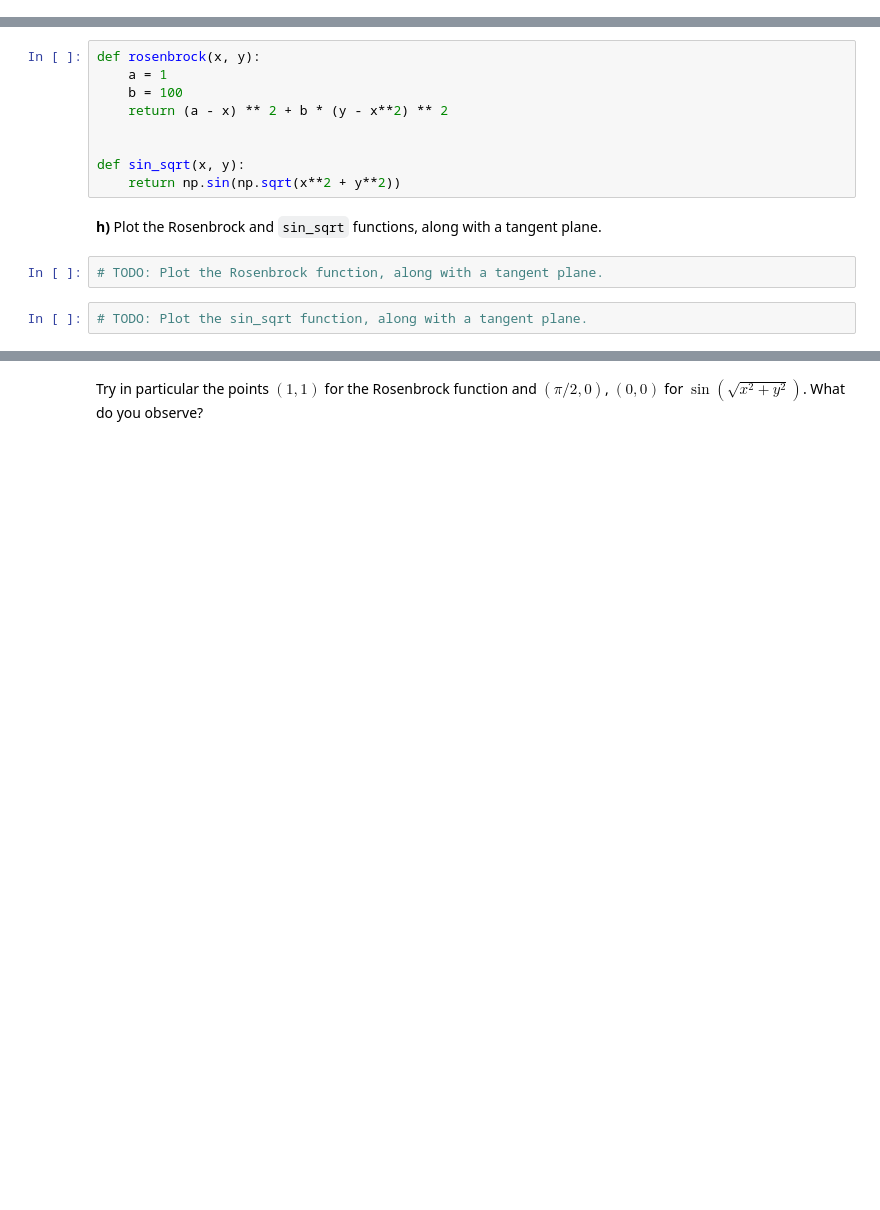
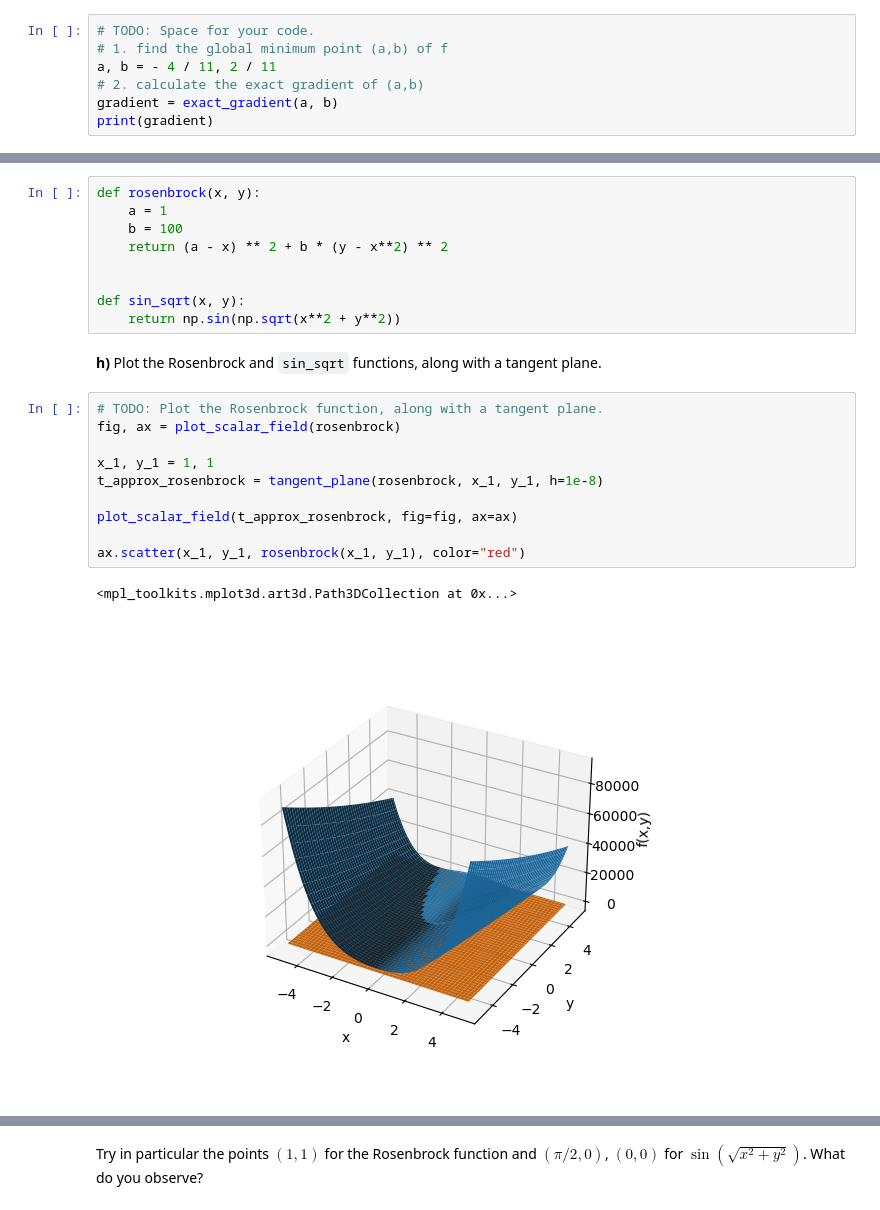
Before and after one commit to Xraaaay/MATA04, a Jupyter notebook: notebooks/project_MatNat.ipynb, the cells around one changed output, grey strips where cells are left out. Saved outputs shown, nothing was run; the diff lists cells and outputs as text; blank space fills up the shorter version.

```diff
--- a/notebooks/project_MatNat.ipynb
+++ b/notebooks/project_MatNat.ipynb
@@ -357,0 +354,7 @@ ax.scatter(x_0, y_0, quadratic_function(x_0, y_0), color="red");
+# %%
+# TODO: Space for your code.
+# 1. find the global minimum point (a,b) of f
+a, b = - 4 / 11, 2 / 11
+# 2. calculate the exact gradient of (a,b)
+gradient = exact_gradient(a, b)
+print(gradient)
@@ -425,7 +456,16 @@ def sin_sqrt(x, y):
     return np.sin(np.sqrt(x**2 + y**2))
 # %% [markdown]
 **h)** Plot the Rosenbrock and `sin_sqrt` functions, along with a tangent plane.
-# %%
-# TODO: Plot the Rosenbrock function, along with a tangent plane.
-# %%
-# TODO: Plot the sin_sqrt function, along with a tangent plane.
+# %%
+# TODO: Plot the Rosenbrock function, along with a tangent plane.
+fig, ax = plot_scalar_field(rosenbrock)
+
+x_1, y_1 = 1, 1
+t_approx_rosenbrock = tangent_plane(rosenbrock, x_1, y_1, h=1e-8)
+
+plot_scalar_field(t_approx_rosenbrock, fig=fig, ax=ax)
+
+ax.scatter(x_1, y_1, rosenbrock(x_1, y_1), color="red")
+# %% [output]
+<mpl_toolkits.mplot3d.art3d.Path3DCollection at 0x...>
+[figure, added]
```
Also changed, not shown: parts of 16 cells of this notebook, 1 other file.
